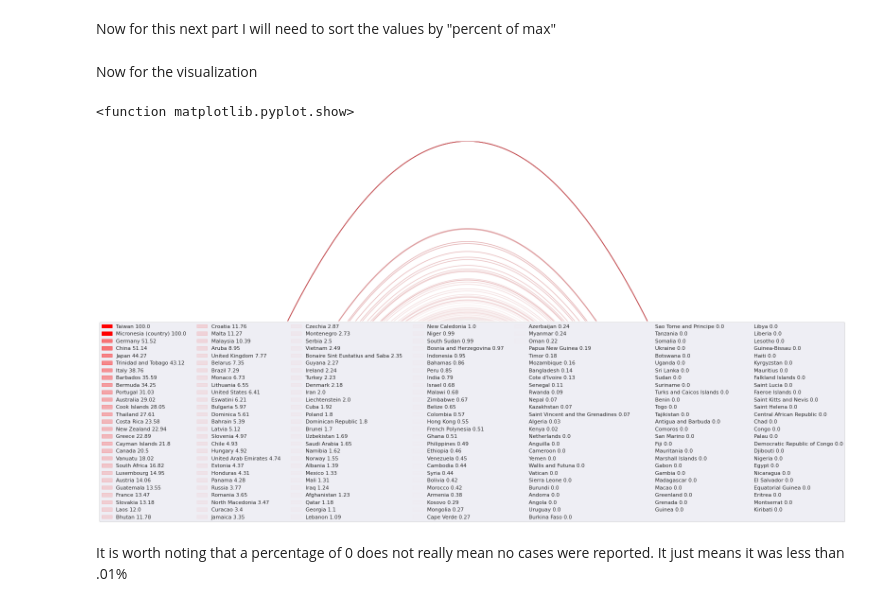
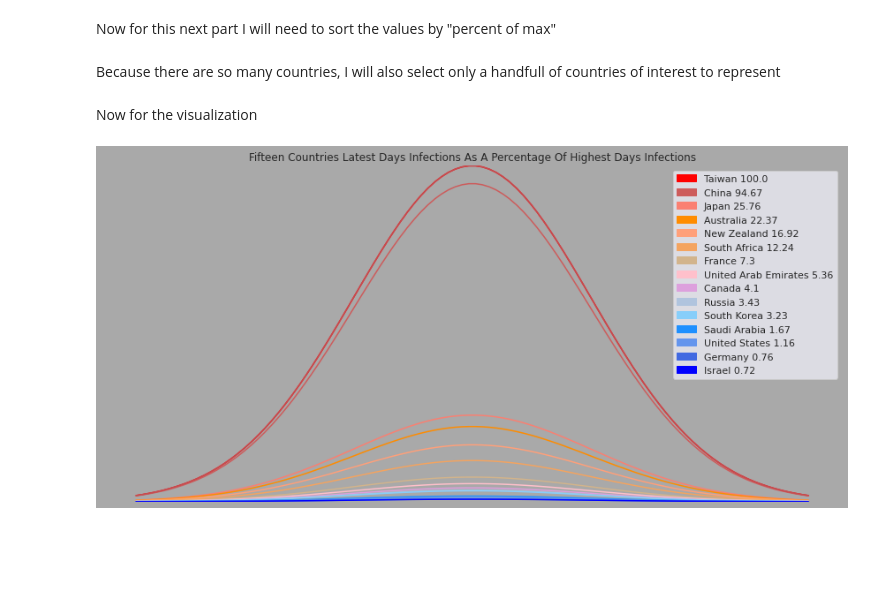
Before and after one commit to BrendenLatham/Data_Viz, a Jupyter notebook: Masters.ipynb, the cells around one changed output. Drawn from its saved outputs; the diff is of its cells as text; code cells hidden in the pictures; blank space fills up the shorter version.

```diff
--- a/Masters.ipynb
+++ b/Masters.ipynb
@@ -200,38 +200,43 @@ data = data.sort_values('percent_of_max', ascending = False)
 data.reset_index(drop=True, inplace=True)
 # %% [markdown]
 Now for this next part I will need to sort the values by "percent of max"
+# %% [markdown]
+Because there are so many countries, I will also select only a handfull of countries of interest to represent
+# %%
+interest = ['Taiwan','China','United States','Russia','Germany','Japan','France','South Korea','Saudi Arabia','United Arab Emirates','Israel','Canada','Australia','New Zealand','South Africa','France']
+data = data[data['location'].isin(interest)]
+data.reset_index(drop=True, inplace=True)
 # %% [markdown]
 Now for the visualization
 # %%
-x = np.linspace(-1,1,100)
+x = np.linspace(-2,2,100)
 
 fig = plt.figure()
 ax = fig.add_subplot(1, 1, 1)
+ax.set(title = 'Fifteen Countries Latest Days Infections As A Percentage Of Highest Days Infections')
+fig.set_facecolor('darkgray')
 ax.spines['left'].set_position('center')
 ax.spines['bottom'].set_position('zero')
 ax.spines['right'].set_color('none')
 ax.spines['top'].set_color('none')
-ax.xaxis.set_ticks_position('bottom')
-ax.yaxis.set_ticks_position('left')
 plt.ylim(0,1)
 plt.axis('off')
 sns.set(rc={'figure.figsize':(15,7)})
 
-for i in data['percent_of_max']:
-  y = -x**2+i
-  plt.plot(x,y,color='r', alpha = i)
-y2 = -x**2+1
+colors = ['red','indianred','salmon','darkorange','lightsalmon','sandybrown','tan','pink','plum','lightsteelblue','lightskyblue','dodgerblue','cornflowerblue','royalblue','blue','mediumblue']
+
+for i in range(0,len(data['percent_of_max']),1):
+  y = data['percent_of_max'][i]*np.e**(-1*x**2)
+  plt.plot(x,y,color=colors[i])
+y2 = np.e**(-1*x**2)
 plt.plot(x,y2, color = 'r')
 
 patches = []
 for j in range(0,len(data['location']),1):
-  patches.append(mpatches.Patch(color='red', alpha = data['percent_of_max'][j], label = data['location'][j]+' '+str(truncate(100*data['percent_of_max'][j],2))))
-plt.legend(handles=patches, bbox_to_anchor=(1.46, .01), loc='upper right', ncol=7)
+  patches.append(mpatches.Patch(color=colors[j], label = data['location'][j]+' '+str(truncate(100*data['percent_of_max'][j],2))))
+plt.legend(handles=patches, bbox_to_anchor=(1, 1), loc='upper right', ncol=1)
 
 
-plt.show
+plt.show()
 # %% [output]
-<function matplotlib.pyplot.show>
-[figure, old version]
+[figure, new version]
-# %% [markdown]
-It is worth noting that a percentage of 0 does not really mean no cases were reported. It just means it was less than .01%
```
Also changed, not shown: parts of 5 cells of this notebook.
